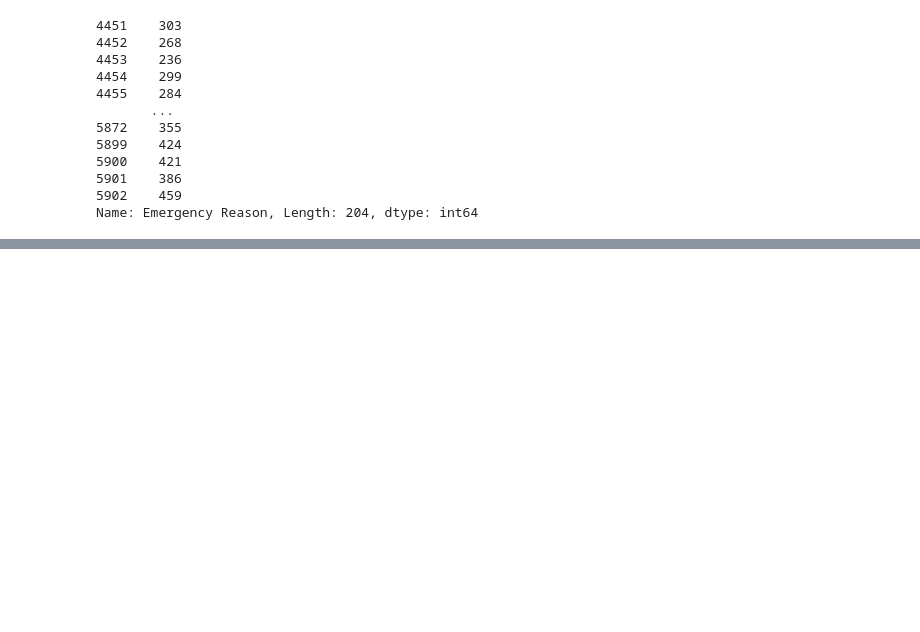
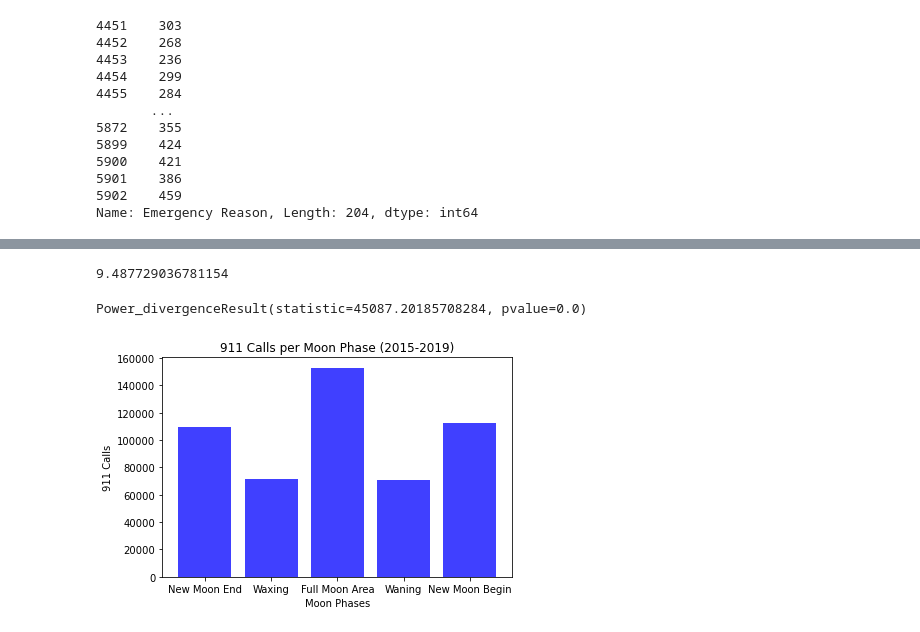
Before and after one commit to ytran010/The_Werewolves, a Jupyter notebook: Alexander.ipynb, the cells around one changed output, grey strips where cells are left out. Saved outputs shown, nothing was run; the diff lists cells and outputs as text; code cells hidden in the pictures; blank space fills up the shorter version.

```diff
--- a/Alexander.ipynb
+++ b/Alexander.ipynb
@@ -214,0 +273,16 @@ Name: Emergency Reason, Length: 204, dtype: int64
+# %%
+filtered_df = werewolf_df.dropna()
+
+group_moon_phasing = filtered_df.groupby("Phasing")
+group_moon_phasing.head()
+group_counted = group_moon_phasing["Emergency Reason"].count()
+group_counted.head()
+
+
+group_counted_df = pd.DataFrame(group_counted)
+group_counted_df.reset_index(inplace=True)
+# group_counted_df.head()
+
+clean_counted_df = group_counted_df.loc[group_counted_df["Emergency Reason"]!= 0,:]
+group_counted_df
+clean_counted_df
@@ -214,0 +296,5 @@ Name: Emergency Reason, Length: 204, dtype: int64
+# %%
+
+
+expected = clean_counted_df["Emergency Reason"].sum()/5
+clean_counted_df["expected"] = expected
@@ -214,0 +304,19 @@ Name: Emergency Reason, Length: 204, dtype: int64
+# %%
+critical_value
+# %% [output]
+9.487729036781154
+# %%
+stats.chisquare(clean_counted_df['Emergency Reason'], clean_counted_df["expected"])
+# %% [output]
+Power_divergenceResult(statistic=45087.20185708284, pvalue=0.0)
+# %%
+y_values = clean_counted_df["Emergency Reason"]
+labels = clean_counted_df["Phasing"]
+plt.bar(labels, y_values, color="b", align="center", alpha=0.75)
+plt.title("911 Calls per Moon Phase (2015-2019)")
+plt.xlabel("Moon Phases")
+plt.ylabel("911 Calls")
+plt.tight_layout()
+plt.show()
+# %% [output]
+[figure, added]
```
Also changed, not shown: parts of 12 cells of this notebook.
